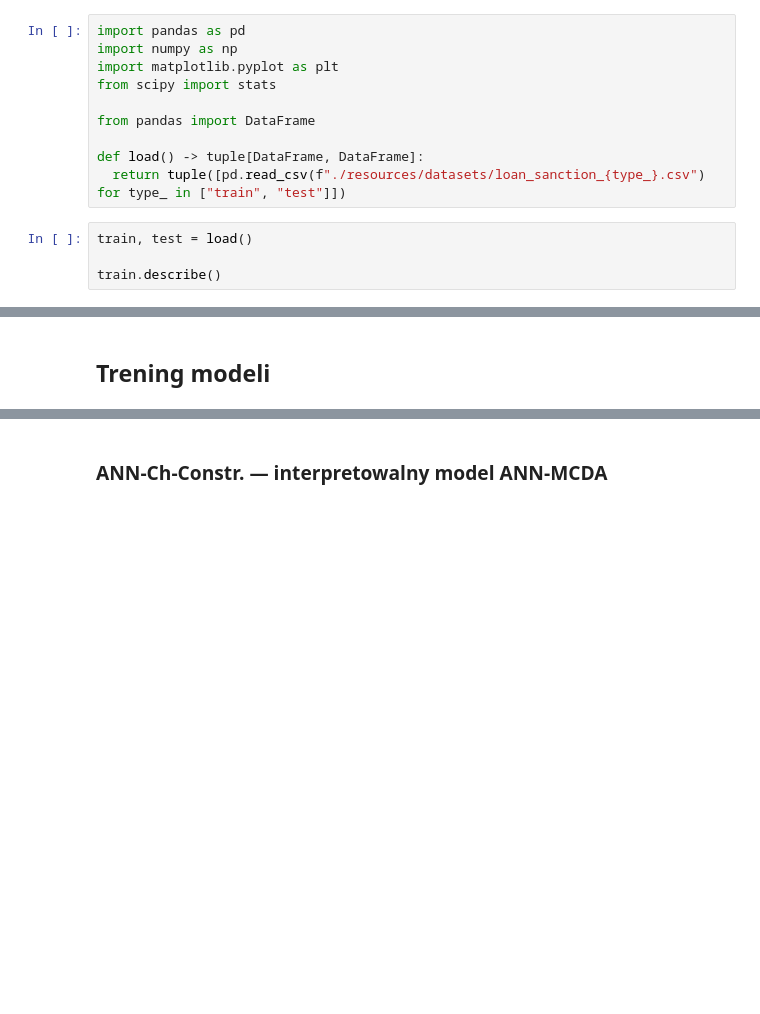
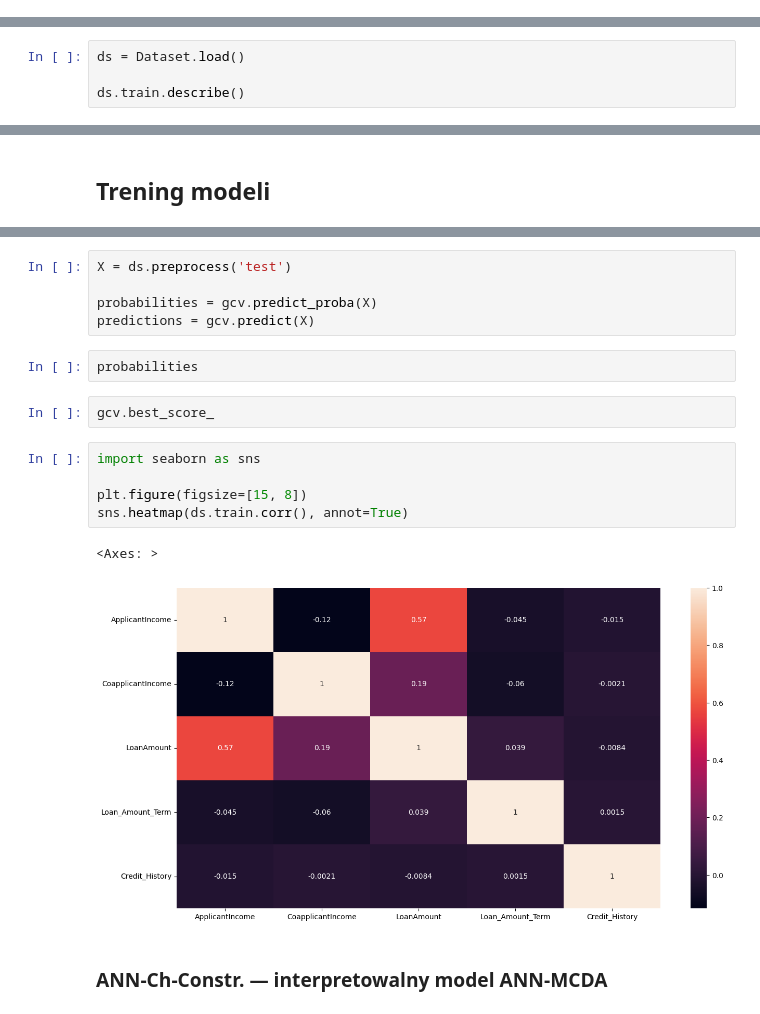
Before and after one commit to Mimikkk/2023-iswd, a Jupyter notebook: project-3-preferential/notebook.ipynb, the cells around one changed output, grey strips where cells are left out. Saved outputs shown, nothing was run; the diff lists cells and outputs as text; blank space fills up the shorter version.

```diff
--- a/project-3-preferential/notebook.ipynb
+++ b/project-3-preferential/notebook.ipynb
@@ -58,14 +54,0 @@ Jako klasy wybrano kolumnę Loan_Status, która zawiera informacje o tym czy kre
-# %%
-import pandas as pd
-import numpy as np
-import matplotlib.pyplot as plt
-from scipy import stats
-
-from pandas import DataFrame
-
-def load() -> tuple[DataFrame, DataFrame]:
-  return tuple([pd.read_csv(f"./resources/datasets/loan_sanction_{type_}.csv") for type_ in ["train", "test"]])
-# %%
-train, test = load()
-
-train.describe()
@@ -212,0 +102,4 @@ plt.hist(train["ApplicantIncome"], bins=20)
+# %%
+ds = Dataset.load()
+
+ds.train.describe()
@@ -217,3 +152,20 @@ plt.hist(train["ApplicantIncome"], bins=20)
+# %%
+X = ds.preprocess('test')
+
+probabilities = gcv.predict_proba(X)
+predictions = gcv.predict(X)
+# %%
+probabilities
+# %%
+gcv.best_score_
+# %%
+import seaborn as sns
+
+plt.figure(figsize=[15, 8])
+sns.heatmap(ds.train.corr(), annot=True)
+# %% [output]
+<Axes: >
+[figure, added]
 # %% [markdown]
 ### ANN-Ch-Constr. — interpretowalny model ANN-MCDA
 # %% [markdown]
```
Also changed, not shown: parts of 15 cells of this notebook.
